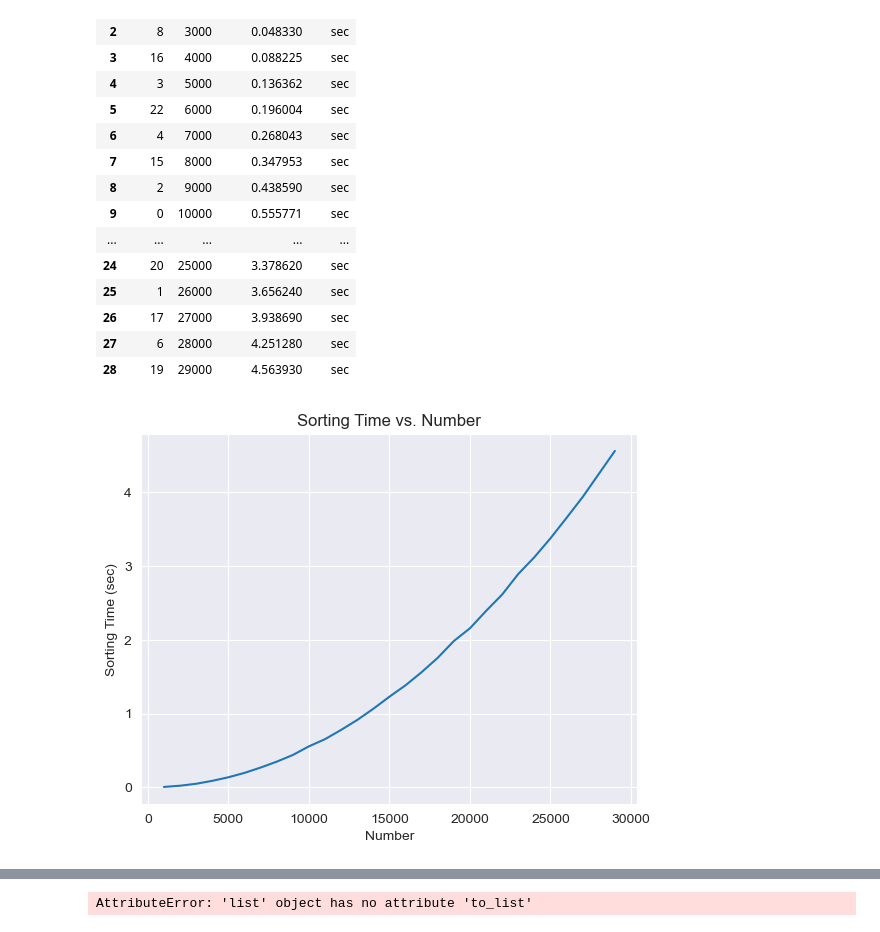
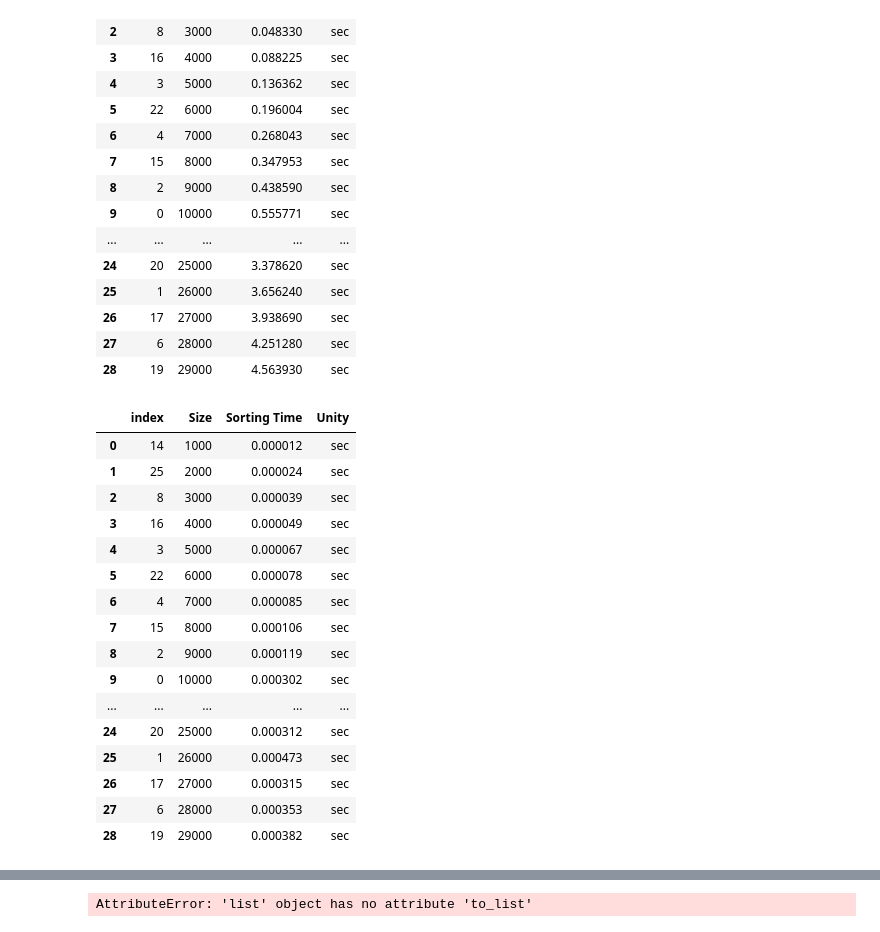
Before and after one commit to joao-jcc/UFMG-CODE, a Jupyter notebook: graphColoration/experiments/plot.ipynb, the cells around one changed output, grey strips where cells are left out. Saved outputs shown, nothing was run; the diff lists cells and outputs as text; code cells hidden in the pictures.

```diff
--- a/graphColoration/experiments/plot.ipynb
+++ b/graphColoration/experiments/plot.ipynb
@@ -28,19 +28,25 @@ data
 | 28 | 19 | 29000 | 4.563930 | sec |
 # %%
 # Read the data from the file
-file_path = "results/bubble_sort.txt"
+file_path = "results/validation.txt"
 data = pd.read_csv(file_path, delim_whitespace=True, names=['Size', 'Sorting Time', 'Unity'])
 data = data.sort_values(by='Size').reset_index()
 data
-# Create a scatter plot using seaborn
-plt.plot(data['Size'], data['Sorting Time'])
-
-# Set labels and title
-plt.xlabel('Number')
-plt.ylabel('Sorting Time (sec)')
-plt.title('Sorting Time vs. Number')
-
-# Show the plot
-plt.show()
 # %% [output]
-[figure, removed]
+|  | index | Size | Sorting Time | Unity |
+| 0 | 14 | 1000 | 0.000012 | sec |
+| 1 | 25 | 2000 | 0.000024 | sec |
+| 2 | 8 | 3000 | 0.000039 | sec |
+| 3 | 16 | 4000 | 0.000049 | sec |
+| 4 | 3 | 5000 | 0.000067 | sec |
+| 5 | 22 | 6000 | 0.000078 | sec |
+| 6 | 4 | 7000 | 0.000085 | sec |
+| 7 | 15 | 8000 | 0.000106 | sec |
+| 8 | 2 | 9000 | 0.000119 | sec |
+| 9 | 0 | 10000 | 0.000302 | sec |
+| ... | ... | ... | ... | ... |
+| 24 | 20 | 25000 | 0.000312 | sec |
+| 25 | 1 | 26000 | 0.000473 | sec |
+| 26 | 17 | 27000 | 0.000315 | sec |
+| 27 | 6 | 28000 | 0.000353 | sec |
+| 28 | 19 | 29000 | 0.000382 | sec |
```
Also changed, not shown: parts of 2 cells of this notebook, 19 other files.
